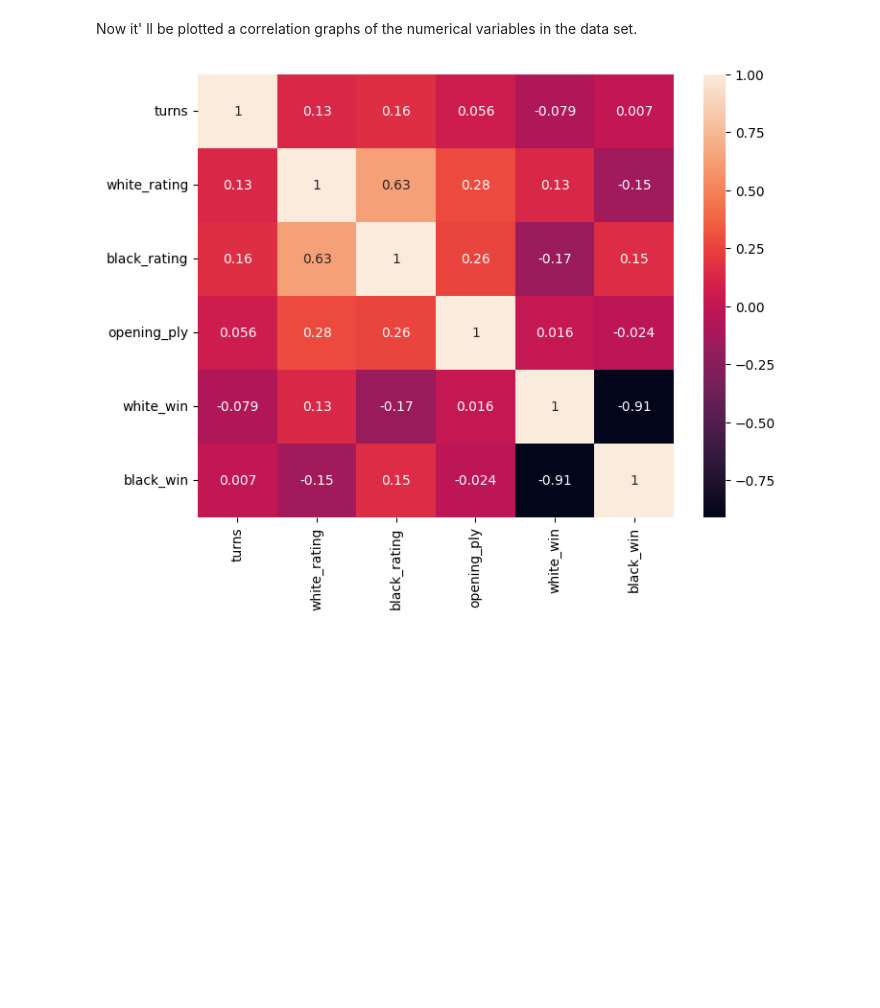
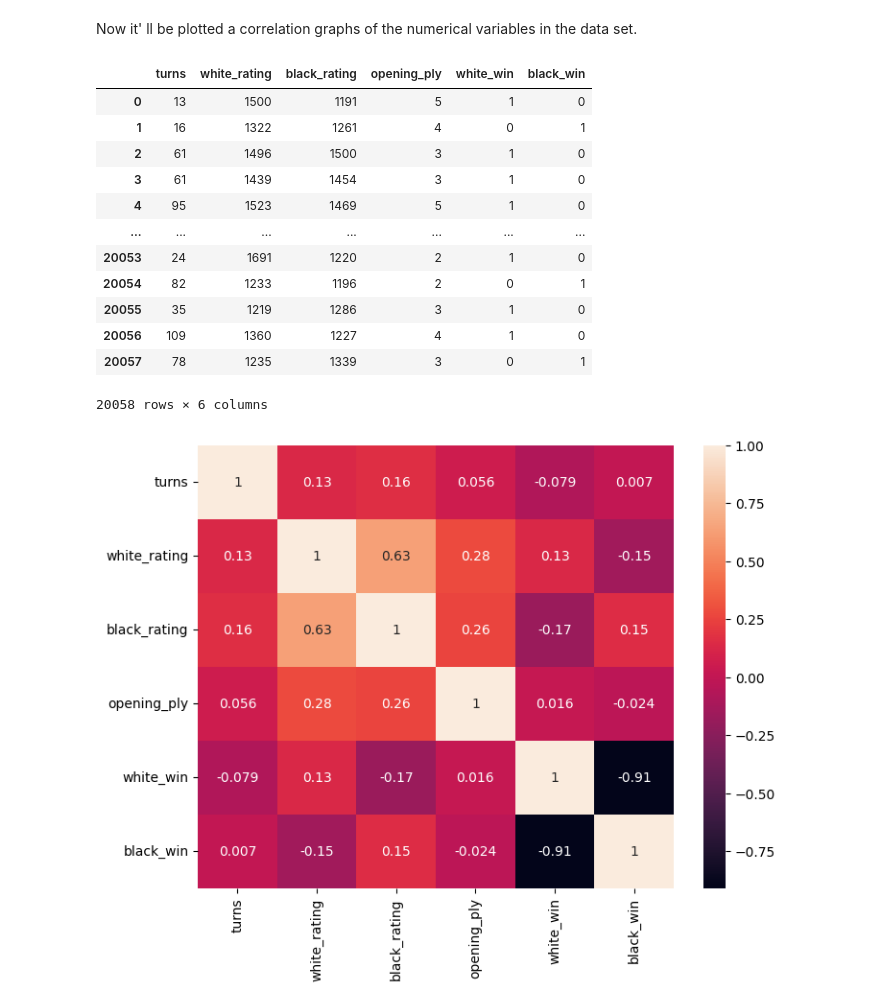
Before and after one commit to andreamurari/chess_project_off, a Jupyter notebook: chess_project_off.ipynb, the cells around one changed output. Saved outputs shown, nothing was run; the diff lists cells and outputs as text; code cells hidden in the pictures; blank space fills up the shorter version.

```diff
--- a/chess_project_off.ipynb
+++ b/chess_project_off.ipynb
@@ -97,4 +97,22 @@ chess_df.head(3)
 ***GENERAL CORRELATION***
 # %% [markdown]
 Now it' ll be plotted a correlation graphs of the numerical variables in the data set.
+# %%
+chess_corr_df = chess_df.drop(['victory_status', 'winner', 'increment_code', 'opening_eco', 'opening_name'], axis=1, inplace = False )
+# %%
+chess_corr_df
+# %% [output]
+|  | turns | white_rating | black_rating | opening_ply | white_win | black_win |
+| 0 | 13 | 1500 | 1191 | 5 | 1 | 0 |
+| 1 | 16 | 1322 | 1261 | 4 | 0 | 1 |
+| 2 | 61 | 1496 | 1500 | 3 | 1 | 0 |
+| 3 | 61 | 1439 | 1454 | 3 | 1 | 0 |
+| 4 | 95 | 1523 | 1469 | 5 | 1 | 0 |
+| ... | ... | ... | ... | ... | ... | ... |
+| 20053 | 24 | 1691 | 1220 | 2 | 1 | 0 |
+| 20054 | 82 | 1233 | 1196 | 2 | 0 | 1 |
+| 20055 | 35 | 1219 | 1286 | 3 | 1 | 0 |
+| 20056 | 109 | 1360 | 1227 | 4 | 1 | 0 |
+| 20057 | 78 | 1235 | 1339 | 3 | 0 | 1 |
+20058 rows × 6 columns
 # %%
```
Also changed, not shown: parts of 11 cells of this notebook.
